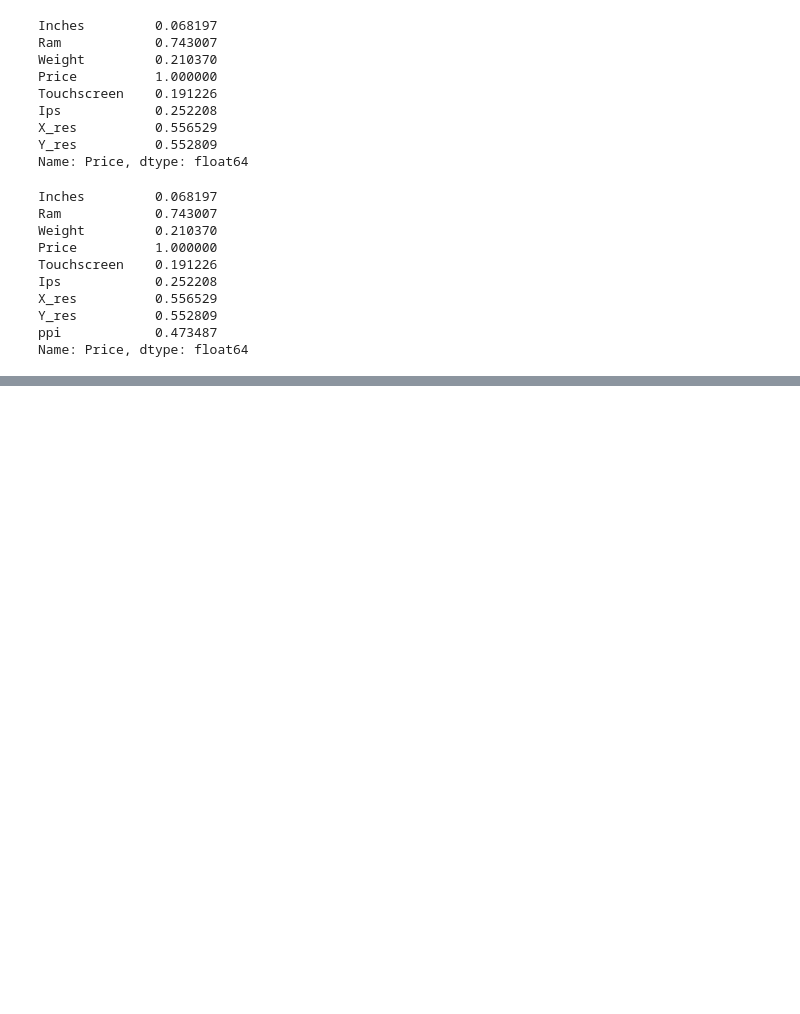
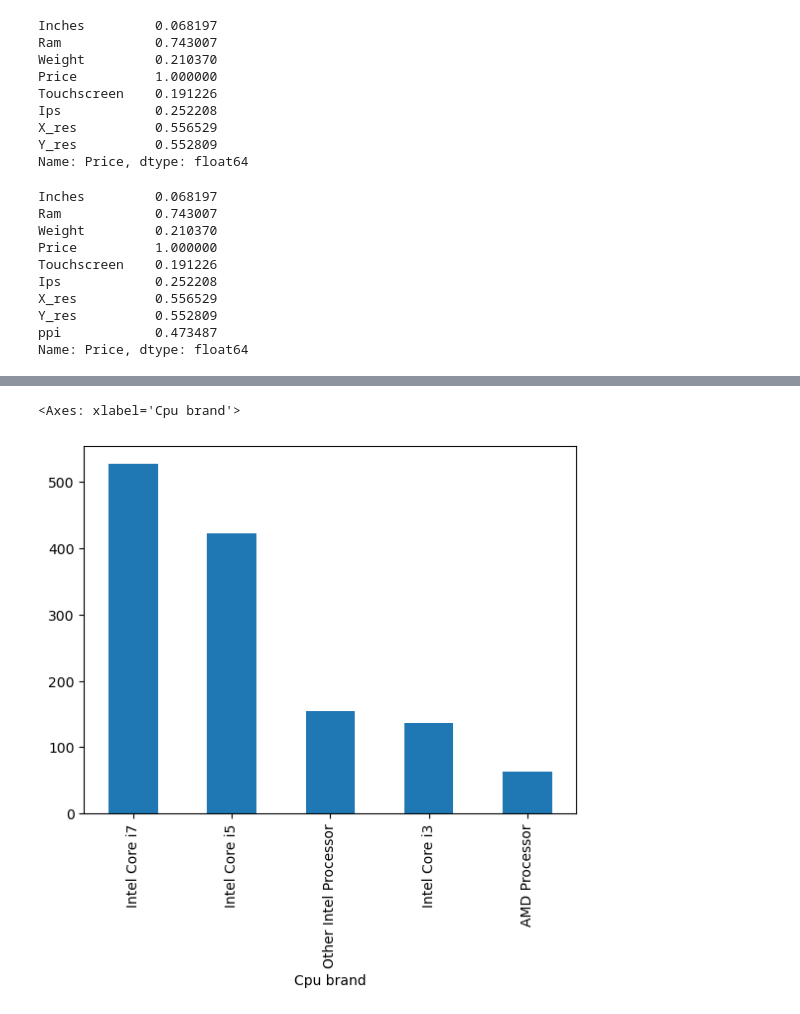
Before and after one commit to vanix056/Laptop_Price_predictor, a Jupyter notebook: Laptop_price_predictor.ipynb, the cells around one changed output, grey strips where cells are left out. Cells and saved outputs as stored; diff of their text form; code cells hidden in the pictures; blank space fills up the shorter version.

Commit message:
Did the featue Engineering for Cpu and brand

```diff
--- a/Laptop_price_predictor.ipynb
+++ b/Laptop_price_predictor.ipynb
@@ -301,0 +318,2 @@ read_csv.head()
+# %%
+read_csv['Cpu Name']=read_csv['Cpu'].apply(lambda x:" ".join(x.split()[0:3]))
@@ -301,0 +329,11 @@ read_csv.head()
+# %%
+def cpu_name(txt):
+    if txt=='Intel Core i7' or txt=='Intel Core i5' or txt=='Intel Core i3':
+        return txt
+    else:
+        if txt.split()[0]=='Intel':
+            return 'Other Intel Processor'
+        else:
+            return "AMD Processor"
+# %%
+read_csv['Cpu brand']=read_csv['Cpu Name'].apply(cpu_name)
@@ -301,0 +349,5 @@ read_csv.head()
+# %%
+read_csv['Cpu brand'].value_counts().plot(kind='bar')
+# %% [output]
+<Axes: xlabel='Cpu brand'>
+[figure, added]
```
Also changed, not shown: parts of 6 cells of this notebook.
